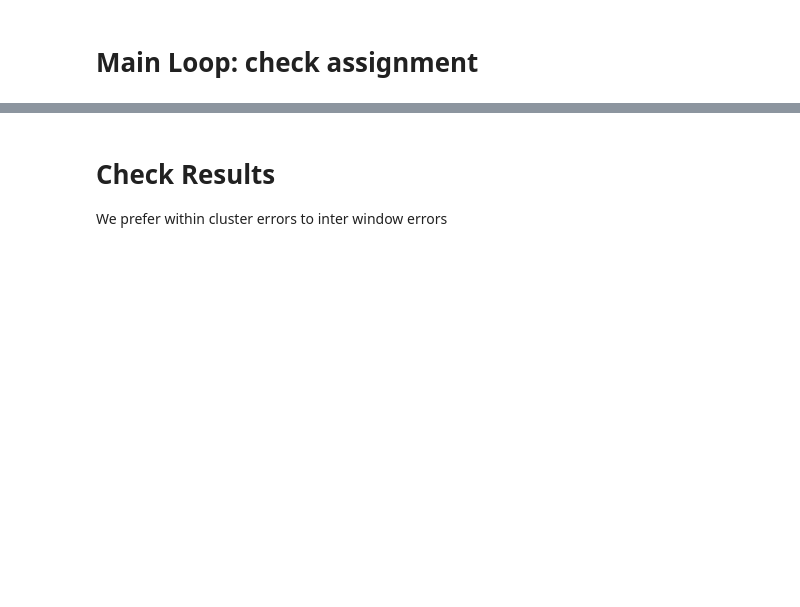
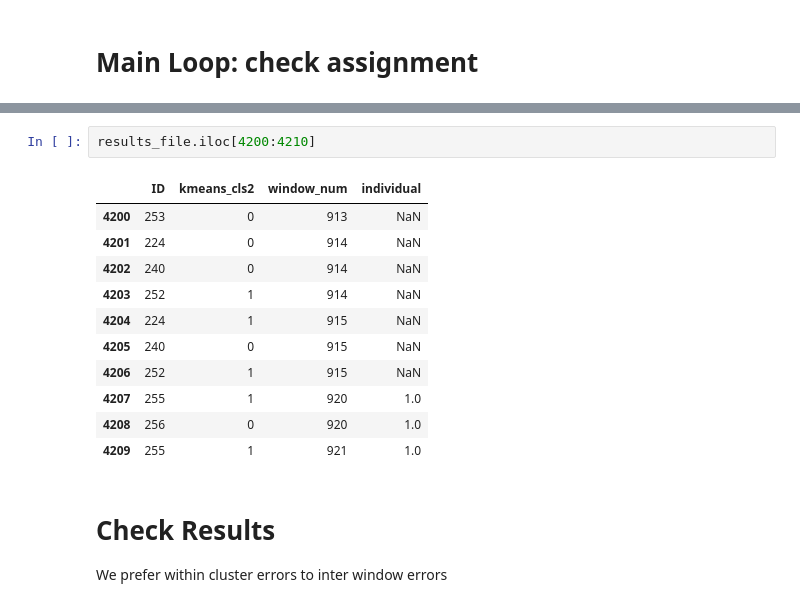
Before and after one commit to aretiandev/bioliquid-nanopore, a Jupyter notebook: 06_read_assignment.ipynb, the cells around one changed output, grey strips where cells are left out. Saved outputs shown, nothing was run; the diff lists cells and outputs as text; blank space fills up the shorter version.

```diff
--- a/06_read_assignment.ipynb
+++ b/06_read_assignment.ipynb
@@ -236,3 +249,17 @@ Current window: 34____ 33---- 32--o 31--- 30--- 29--- 28--- 27--- 26--- 25--- 24
+# %%
+results_file.iloc[4200:4210]
+# %% [output]
+|  | ID | kmeans_cls2 | window_num | individual |
+| 4200 | 253 | 0 | 913 | NaN |
+| 4201 | 224 | 0 | 914 | NaN |
+| 4202 | 240 | 0 | 914 | NaN |
+| 4203 | 252 | 1 | 914 | NaN |
+| 4204 | 224 | 1 | 915 | NaN |
+| 4205 | 240 | 0 | 915 | NaN |
+| 4206 | 252 | 1 | 915 | NaN |
+| 4207 | 255 | 1 | 920 | 1.0 |
+| 4208 | 256 | 0 | 920 | 1.0 |
+| 4209 | 255 | 1 | 921 | 1.0 |
 # %% [markdown]
 # Check Results
 
```
Also changed, not shown: parts of 5 cells of this notebook.
